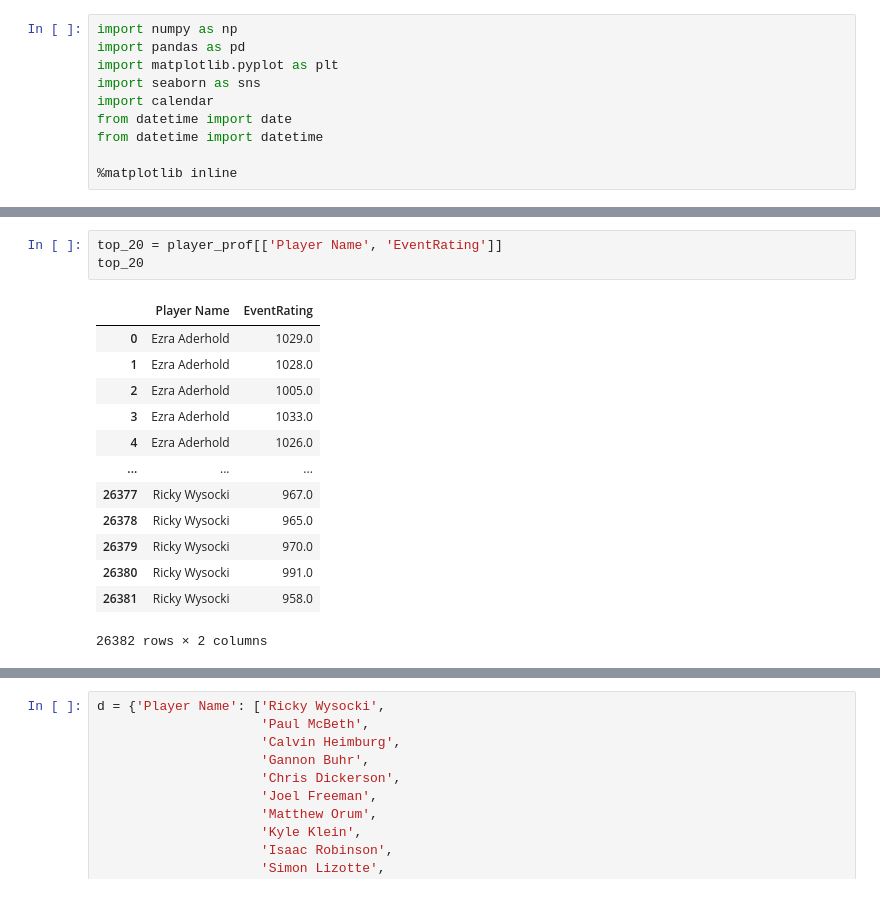
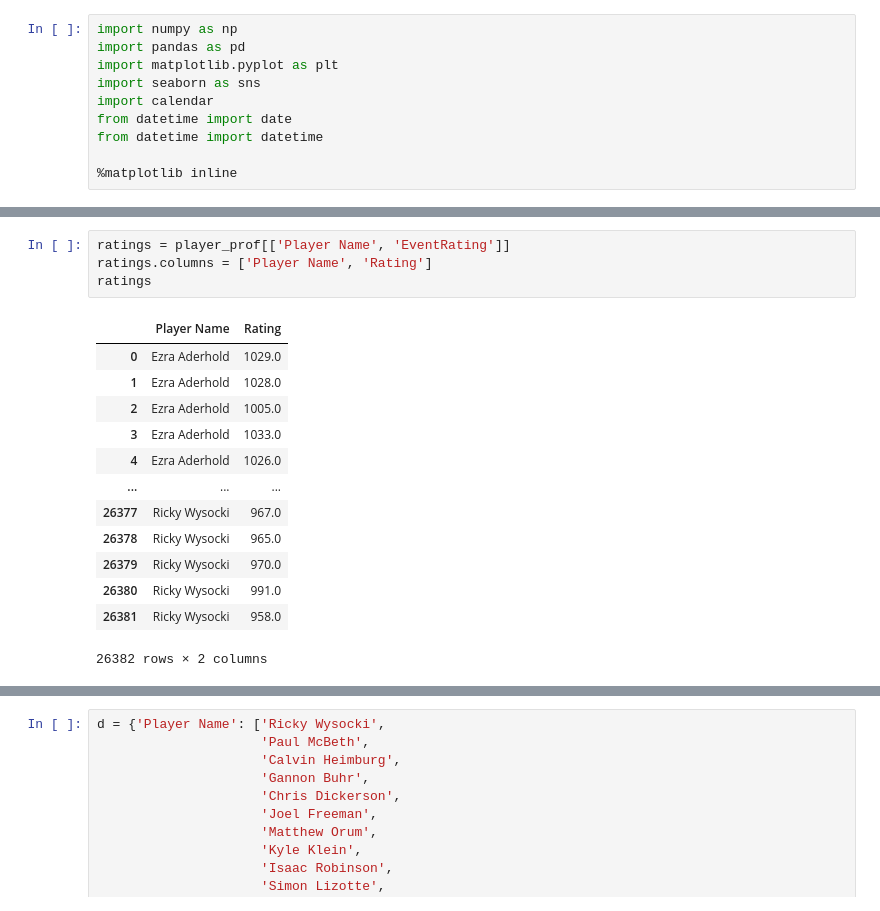
Before and after one commit to jamorgan8/disc-golf-analysis, a Jupyter notebook: notebooks/Analysis.ipynb, the cells around one changed output, grey strips where cells are left out. Drawn from its saved outputs; the diff is of its cells as text.

```diff
--- a/notebooks/Analysis.ipynb
+++ b/notebooks/Analysis.ipynb
@@ -16,10 +16,11 @@ player_prof.head(2)
 | 0 | 0 | (DGPT Silver) The New World Champ... | Nov | 2022 | 1029.0 | 6 | 181 | 900.0 | Florida | USA | ... |
 | 1 | 1 | Knowledge Management presents the... | Oct | 2022 | 1028.0 | 6 | 199 | 1000.0 | Virginia | USA | ... |
 # %%
-top_20 = player_prof[['Player Name', 'EventRating']]
-top_20
+ratings = player_prof[['Player Name', 'EventRating']]
+ratings.columns = ['Player Name', 'Rating']
+ratings
 # %% [output]
-|  | Player Name | EventRating |
+|  | Player Name | Rating |
 | 0 | Ezra Aderhold | 1029.0 |
 | 1 | Ezra Aderhold | 1028.0 |
 | 2 | Ezra Aderhold | 1005.0 |
```
Also changed, not shown: parts of 21 cells of this notebook, 5 other files.
